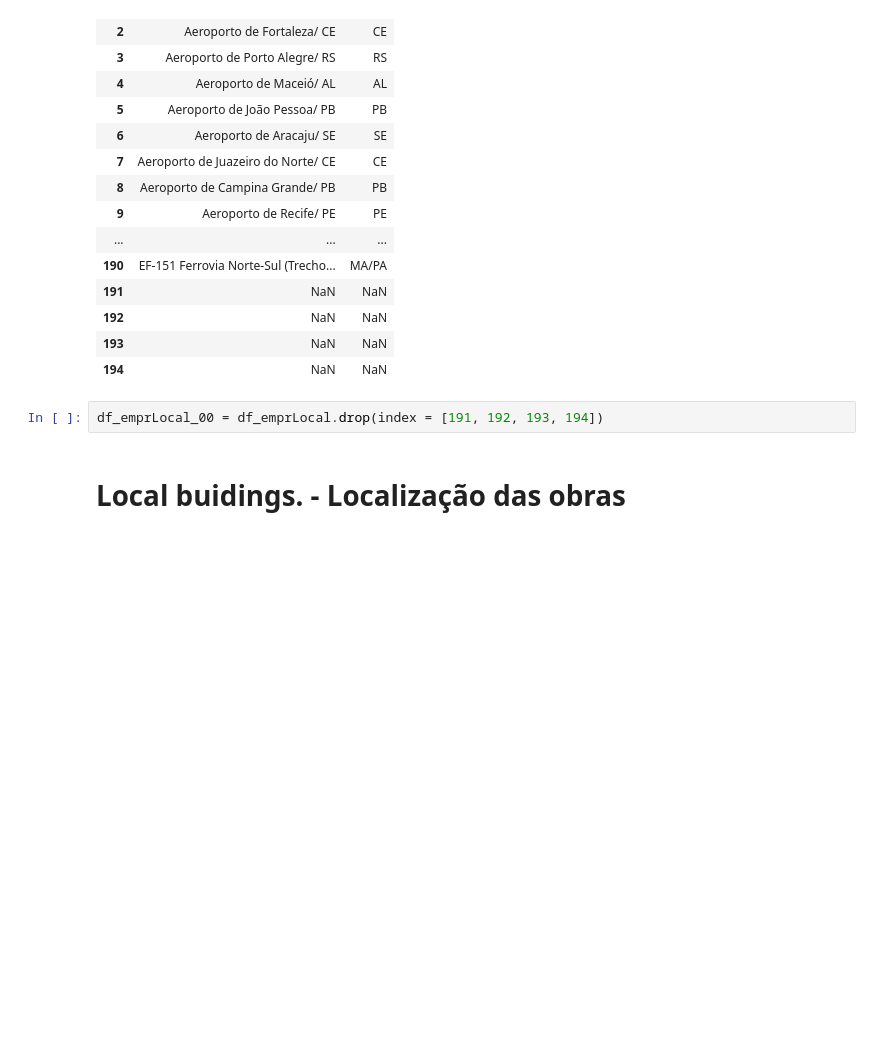
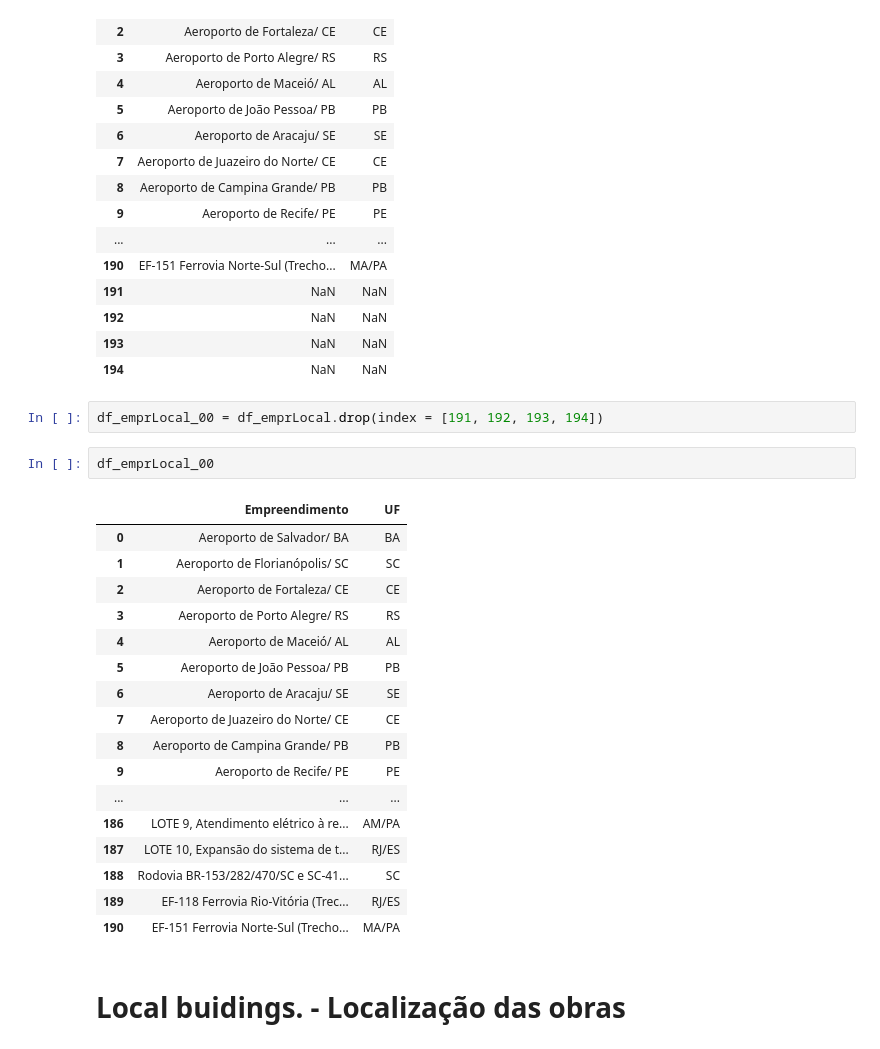
Before and after one commit to Caviuna/InfraBuilding, a Jupyter notebook: building.ipynb, the cells around one changed output. Cells and saved outputs as stored; diff of their text form; blank space fills up the shorter version.

```diff
--- a/building.ipynb
+++ b/building.ipynb
@@ -222,6 +213,26 @@ display(df_emprLocal)
 | 194 | NaN | NaN |
 # %%
 df_emprLocal_00 = df_emprLocal.drop(index = [191, 192, 193, 194])
+# %%
+df_emprLocal_00
+# %% [output]
+|  | Empreendimento | UF |
+| 0 | Aeroporto de Salvador/ BA | BA |
+| 1 | Aeroporto de Florianópolis/ SC | SC |
+| 2 | Aeroporto de Fortaleza/ CE | CE |
+| 3 | Aeroporto de Porto Alegre/ RS | RS |
+| 4 | Aeroporto de Maceió/ AL | AL |
+| 5 | Aeroporto de João Pessoa/ PB | PB |
+| 6 | Aeroporto de Aracaju/ SE | SE |
+| 7 | Aeroporto de Juazeiro do Norte/ CE | CE |
+| 8 | Aeroporto de Campina Grande/ PB | PB |
+| 9 | Aeroporto de Recife/ PE | PE |
+| ... | ... | ... |
+| 186 | LOTE 9, Atendimento elétrico à re... | AM/PA |
+| 187 | LOTE 10, Expansão do sistema de t... | RJ/ES |
+| 188 | Rodovia BR-153/282/470/SC e SC-41... | SC |
+| 189 | EF-118 Ferrovia Rio-Vitória (Trec... | RJ/ES |
+| 190 | EF-151 Ferrovia Norte-Sul (Trecho... | MA/PA |
 # %% [markdown]
 # Local buidings. - Localização das obras
 # %% [markdown]
```
Also changed, not shown: parts of 6 cells of this notebook.
